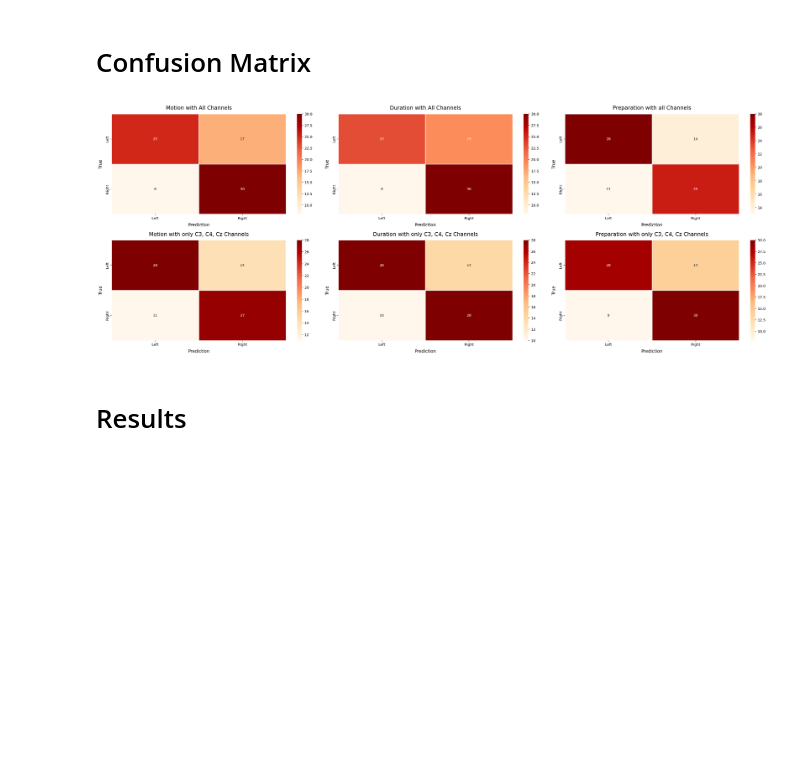
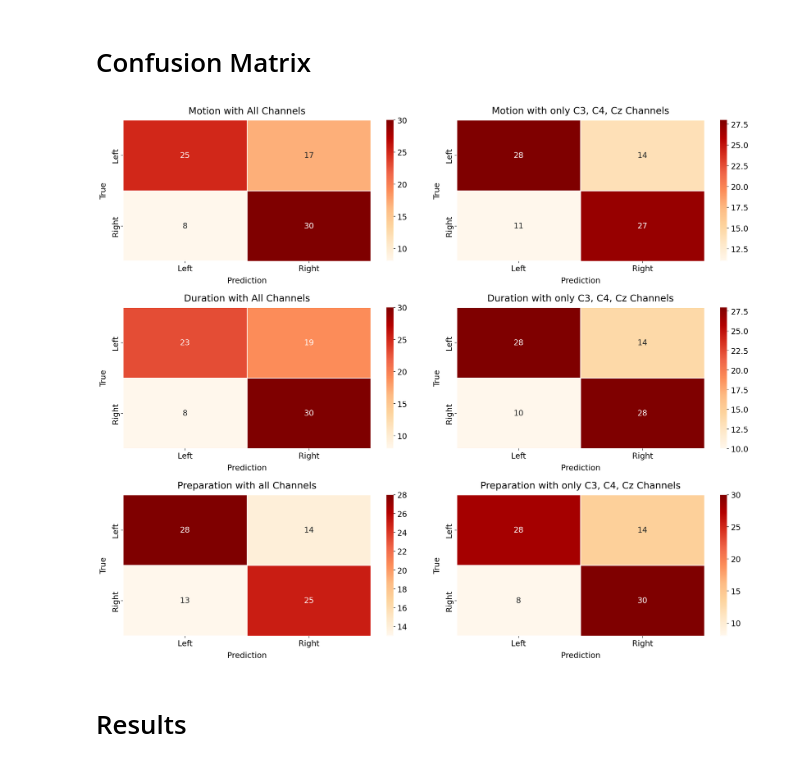
Before and after one commit to DW1209/Analysis-of-EEG-using-Deep-Learning, a Jupyter notebook: result.ipynb, the cells around one changed output. Saved outputs shown, nothing was run; the diff lists cells and outputs as text; code cells hidden in the pictures; blank space fills up the shorter version.

Commit message:
Change confusion matrix output style

```diff
--- a/result.ipynb
+++ b/result.ipynb
@@ -406,56 +406,57 @@ p_remove_prediction = [int(p.cpu().numpy()) for predict in p_remove_predictions
 # %%
 m_all_matrix = confusion_matrix(m_all_true, m_all_prediction)
 d_all_matrix = confusion_matrix(d_all_true, d_all_prediction)
 p_all_matrix = confusion_matrix(p_all_true, p_all_prediction)
 
 m_remove_matrix = confusion_matrix(m_remove_true, m_remove_prediction)
 d_remove_matrix = confusion_matrix(d_remove_true, d_remove_prediction)
 p_remove_matrix = confusion_matrix(p_remove_true, p_remove_prediction)
 
 targets = ["Left", "Right"]
 
-plt.figure(figsize = (27, 10))
+plt.figure(figsize = (18, 15))
+plt.rcParams.update({'font.size': 15})
 
-plt.subplot(231)
+plt.subplot(321)
 sns.heatmap(m_all_matrix, annot = True, cmap = 'OrRd', linewidths = 1.5, fmt = "d", xticklabels = targets, yticklabels = targets)
-plt.title("Motion with All Channels", fontsize = 15, pad = 12)
-plt.xlabel("Prediction", fontsize = 12, labelpad = 8)
-plt.ylabel("True", fontsize = 12, labelpad = 8)
+plt.title("Motion with All Channels", fontsize = 18, pad = 12)
+plt.xlabel("Prediction", fontsize = 15, labelpad = 8)
+plt.ylabel("True", fontsize = 15, labelpad = 8)
 
-plt.subplot(232)
+plt.subplot(322)
+sns.heatmap(m_remove_matrix, annot = True, cmap = 'OrRd', linewidths = 1.5, fmt = "d", xticklabels = targets, yticklabels = targets)
+plt.title("Motion with only C3, C4, Cz Channels", fontsize = 18, pad = 12)
+plt.xlabel("Prediction", fontsize = 15, labelpad = 8)
+plt.ylabel("True", fontsize = 15, labelpad = 8)
+
+plt.subplot(323)
 sns.heatmap(d_all_matrix, annot = True, cmap = 'OrRd', linewidths = 1.5, fmt = "d", xticklabels = targets, yticklabels = targets)
-plt.title("Duration with All Channels", fontsize = 15, pad = 12)
-plt.xlabel("Prediction", fontsize = 12, labelpad = 8)
-plt.ylabel("True", fontsize = 12, labelpad = 8)
+plt.title("Duration with All Channels", fontsize = 18, pad = 12)
+plt.xlabel("Prediction", fontsize = 15, labelpad = 8)
+plt.ylabel("True", fontsize = 15, labelpad = 8)
 
-plt.subplot(233)
+plt.subplot(324)
+sns.heatmap(d_remove_matrix, annot = True, cmap = 'OrRd', linewidths = 1.5, fmt = "d", xticklabels = targets, yticklabels = targets)
+plt.title("Duration with only C3, C4, Cz Channels", fontsize = 18, pad = 12)
+plt.xlabel("Prediction", fontsize = 15, labelpad = 8)
+plt.ylabel("True", fontsize = 15, labelpad = 8)
+
+plt.subplot(325)
 sns.heatmap(p_all_matrix, annot = True, cmap = 'OrRd', linewidths = 1.5, fmt = "d", xticklabels = targets, yticklabels = targets)
-plt.title("Preparation with all Channels", fontsize = 15, pad = 12)
-plt.xlabel("Prediction", fontsize = 12, labelpad = 8)
-plt.ylabel("True", fontsize = 12, labelpad = 8)
+plt.title("Preparation with all Channels", fontsize = 18, pad = 12)
+plt.xlabel("Prediction", fontsize = 15, labelpad = 8)
+plt.ylabel("True", fontsize = 15, labelpad = 8)
 
-plt.subplot(234)
-sns.heatmap(m_remove_matrix, annot = True, cmap = 'OrRd', linewidths = 1.5, fmt = "d", xticklabels = targets, yticklabels = targets)
-plt.title("Motion with only C3, C4, Cz Channels", fontsize = 15, pad = 12)
-plt.xlabel("Prediction", fontsize = 12, labelpad = 8)
-plt.ylabel("True", fontsize = 12, labelpad = 8)
-
-plt.subplot(235)
-sns.heatmap(d_remove_matrix, annot = True, cmap = 'OrRd', linewidths = 1.5, fmt = "d", xticklabels = targets, yticklabels = targets)
-plt.title("Duration with only C3, C4, Cz Channels", fontsize = 15, pad = 12)
-plt.xlabel("Prediction", fontsize = 12, labelpad = 8)
-plt.ylabel("True", fontsize = 12, labelpad = 8)
-
-plt.subplot(236)
+plt.subplot(326)
 sns.heatmap(p_remove_matrix, annot = True, cmap = 'OrRd', linewidths = 1.5, fmt = "d", xticklabels = targets, yticklabels = targets)
-plt.title("Preparation with only C3, C4, Cz Channels", fontsize = 15, pad = 12)
-plt.xlabel("Prediction", fontsize = 12, labelpad = 8)
-plt.ylabel("True", fontsize = 12, labelpad = 8)
+plt.title("Preparation with only C3, C4, Cz Channels", fontsize = 18, pad = 12)
+plt.xlabel("Prediction", fontsize = 15, labelpad = 8)
+plt.ylabel("True", fontsize = 15, labelpad = 8)
 
 plt.tight_layout()
 plt.show()
 # %% [output]
-[figure, old version]
+[figure, new version]
 # %% [markdown]
 # Results
 # %%
```
